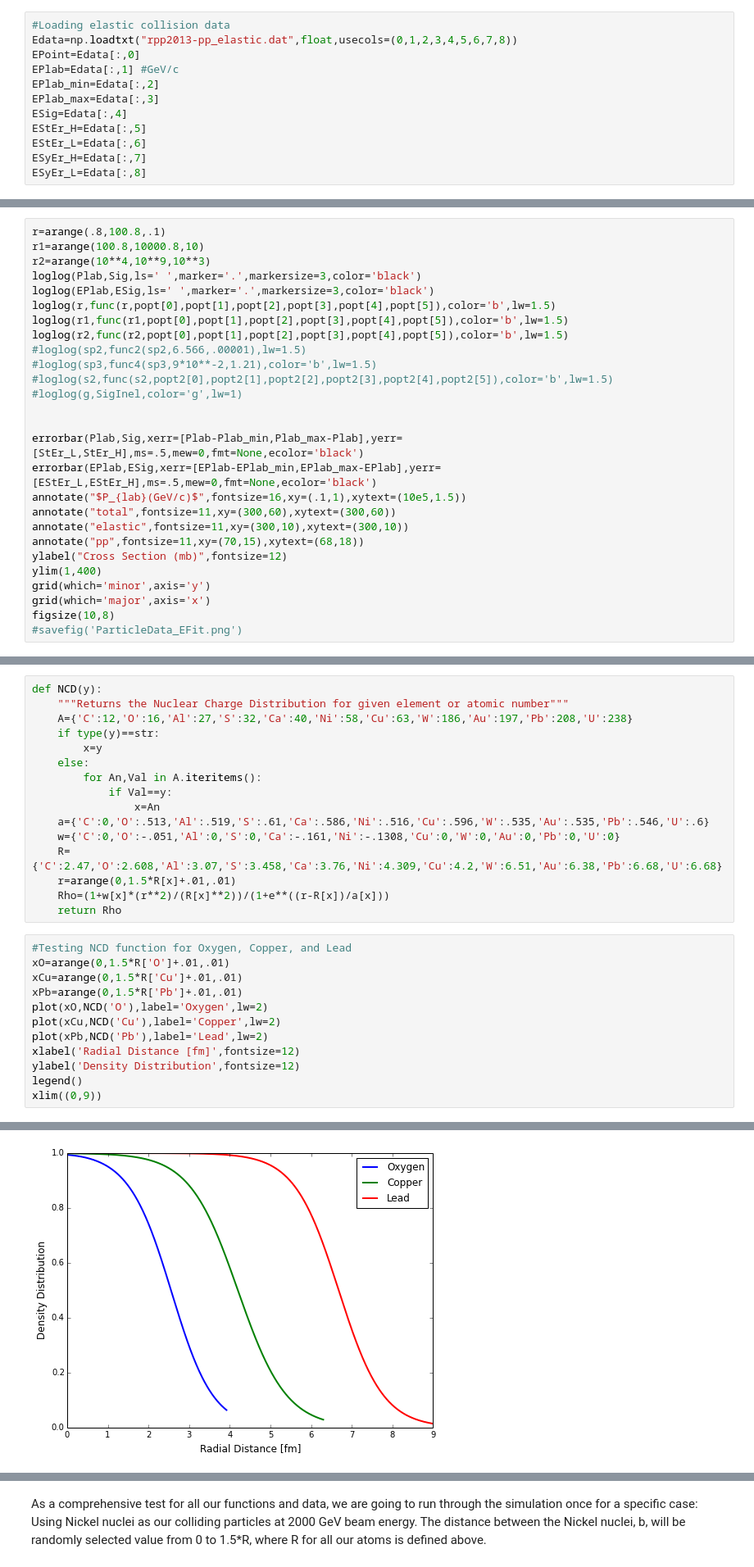
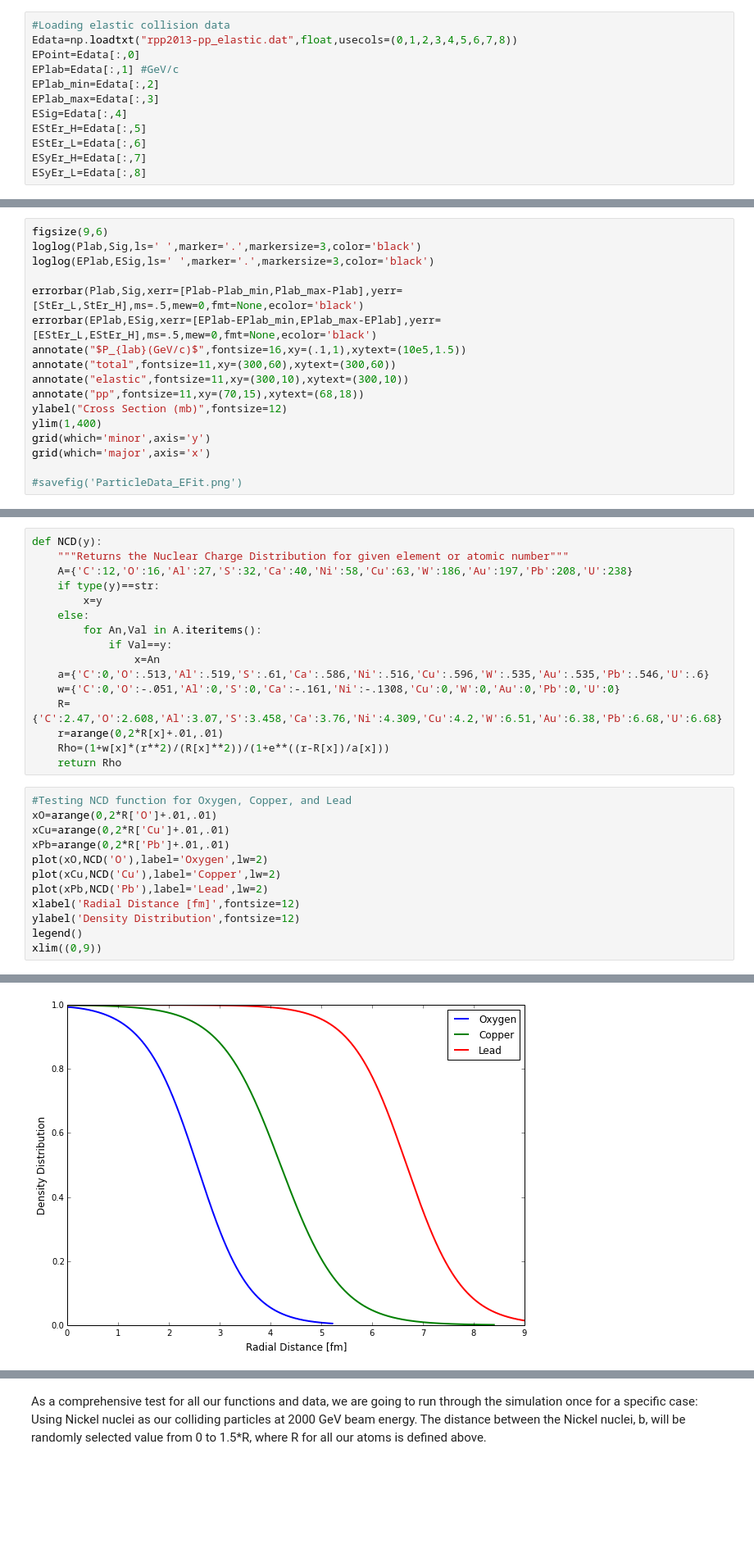
Before and after one commit to jdfreder/MCG, a Jupyter notebook: Project/NuclearInteractions.ipynb, the cells around one changed output, grey strips where cells are left out. Shown at 82% size. Drawn from its saved outputs; the diff is of its cells as text; blank space fills up the shorter version.

```diff
--- a/Project/NuclearInteractions.ipynb
+++ b/Project/NuclearInteractions.ipynb
@@ -111,17 +86,7 @@ RuntimeError: Optimal parameters not found: Number of calls to function has reac
 # %%
-r=arange(.8,100.8,.1)
-r1=arange(100.8,10000.8,10)
-r2=arange(10**4,10**9,10**3)
+figsize(9,6)
 loglog(Plab,Sig,ls=' ',marker='.',markersize=3,color='black')
 loglog(EPlab,ESig,ls=' ',marker='.',markersize=3,color='black')
-loglog(r,func(r,popt[0],popt[1],popt[2],popt[3],popt[4],popt[5]),color='b',lw=1.5)
-loglog(r1,func(r1,popt[0],popt[1],popt[2],popt[3],popt[4],popt[5]),color='b',lw=1.5)
-loglog(r2,func(r2,popt[0],popt[1],popt[2],popt[3],popt[4],popt[5]),color='b',lw=1.5)
-#loglog(sp2,func2(sp2,6.566,.00001),lw=1.5)
-#loglog(sp3,func4(sp3,9*10**-2,1.21),color='b',lw=1.5)
-#loglog(s2,func(s2,popt2[0],popt2[1],popt2[2],popt2[3],popt2[4],popt2[5]),color='b',lw=1.5)
-#loglog(g,SigInel,color='g',lw=1)
-
 
 errorbar(Plab,Sig,xerr=[Plab-Plab_min,Plab_max-Plab],yerr=[StEr_L,StEr_H],ms=.5,mew=0,fmt=None,ecolor='black')
 errorbar(EPlab,ESig,xerr=[EPlab-EPlab_min,EPlab_max-EPlab],yerr=[EStEr_L,EStEr_H],ms=.5,mew=0,fmt=None,ecolor='black')
@@ -133,6 +98,6 @@ ylabel("Cross Section (mb)",fontsize=12)
 ylim(1,400)
 grid(which='minor',axis='y')
 grid(which='major',axis='x')
-figsize(10,8)
+
 #savefig('ParticleData_EFit.png')
 # %% [output]
@@ -164,24 +138,24 @@ def NCD(y):
     a={'C':0,'O':.513,'Al':.519,'S':.61,'Ca':.586,'Ni':.516,'Cu':.596,'W':.535,'Au':.535,'Pb':.546,'U':.6}
     w={'C':0,'O':-.051,'Al':0,'S':0,'Ca':-.161,'Ni':-.1308,'Cu':0,'W':0,'Au':0,'Pb':0,'U':0}
     R={'C':2.47,'O':2.608,'Al':3.07,'S':3.458,'Ca':3.76,'Ni':4.309,'Cu':4.2,'W':6.51,'Au':6.38,'Pb':6.68,'U':6.68}
-    r=arange(0,1.5*R[x]+.01,.01)
+    r=arange(0,2*R[x]+.01,.01)
     Rho=(1+w[x]*(r**2)/(R[x]**2))/(1+e**((r-R[x])/a[x]))
     return Rho
 # %%
 #Testing NCD function for Oxygen, Copper, and Lead
-xO=arange(0,1.5*R['O']+.01,.01)
-xCu=arange(0,1.5*R['Cu']+.01,.01)
-xPb=arange(0,1.5*R['Pb']+.01,.01)
+xO=arange(0,2*R['O']+.01,.01)
+xCu=arange(0,2*R['Cu']+.01,.01)
+xPb=arange(0,2*R['Pb']+.01,.01)
 plot(xO,NCD('O'),label='Oxygen',lw=2)
 plot(xCu,NCD('Cu'),label='Copper',lw=2)
 plot(xPb,NCD('Pb'),label='Lead',lw=2)
 xlabel('Radial Distance [fm]',fontsize=12)
 ylabel('Density Distribution',fontsize=12)
 legend()
 xlim((0,9))
 # %% [output]
 (0, 9)
-[figure, old version]
+[figure, new version]
 # %%
 def distribute1D(x,prob,N):
     """Takes any numerical distribution prob, on the interval defined by the array x, and returns an array of N sampled values that are statistically the same as the input data."""
```
Also changed, not shown: parts of 21 cells of this notebook, 3 other files.
